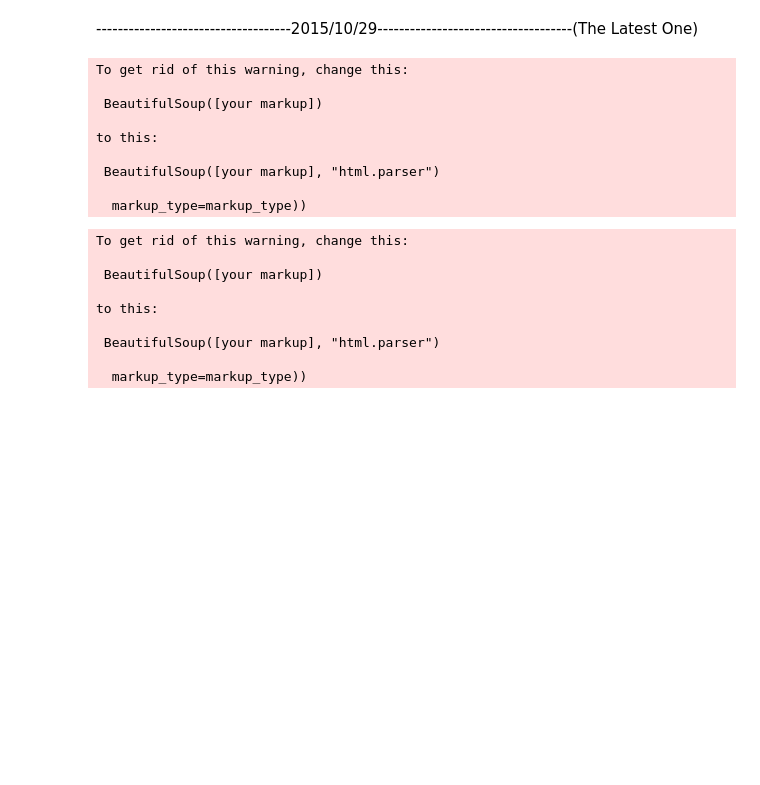
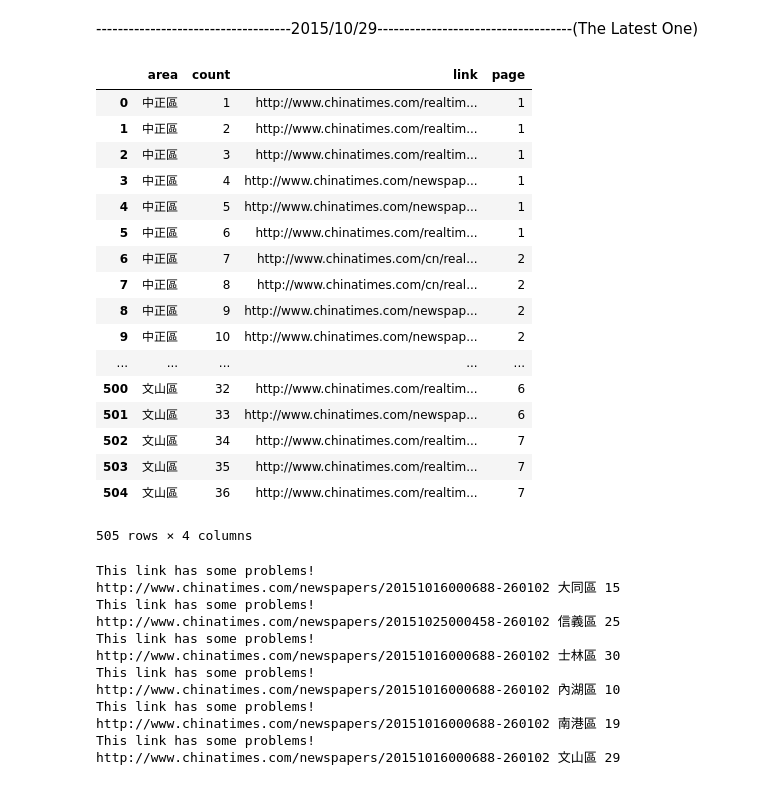
Before and after one commit to hunterking3305/crawler, a Jupyter notebook: ETL_China.ipynb, the cells around one changed output. Saved outputs shown, nothing was run; the diff lists cells and outputs as text; code cells hidden in the pictures; blank space fills up the shorter version.

```diff
--- a/ETL_China.ipynb
+++ b/ETL_China.ipynb
@@ -158,15 +158,14 @@ driver.implicitly_wait(30)
 for area in ary:
     count = 1
 #每一頁
-    for page in range(1,8):
+    for page in range(1,9):
         if page == 1:
-            url_format = 'http://www.chinatimes.com/search/result.htm?q='+area+'#gsc.tab=0&gsc.q='+area \
-                         +'&gsc.page={}'.format(page)
+            url_format = 'http://www.chinatimes.com/search/result.htm?q=' + area + '#gsc.tab=0&gsc.q=' + area\
+                         + '&gsc.sort=date&gsc.page={}'.format(page)
+# url_format = 'http://www.chinatimes.com/search/result.htm?q='+area+'#gsc.tab=0&gsc.q='+area+'&gsc.page={}'.format(page)
             try:
                 driver.get(url_format)
                 driver.implicitly_wait(30)
-                driver.find_element_by_css_selector("div.gsc-option-selector").click()
-                driver.find_element_by_css_selector("div.gsc-option").click()
                 res_text = driver.page_source
                 driver.find_element_by_xpath("//div[@id='___gcse_0']/div/div/div/div[5]/div[2]/div[2]/div/div[2]/div[13]/div/div[{}]".format(page+1)).click()
                 driver.implicitly_wait(30)
@@ -175,8 +174,6 @@ for area in ary:
                 continue
         else:
             try:
-#                 driver.find_element_by_css_selector("div.gsc-option-selector").click()
-#                 driver.find_element_by_css_selector("div.gsc-option").click()
                 res_text = driver.page_source
                 driver.find_element_by_xpath("//div[@id='___gcse_0']/div/div/div/div[5]/div[2]/div[2]/div/div[2]/div[13]/div/div[{}]".format(page+1)).click()
                 driver.implicitly_wait(30)
@@ -187,19 +184,30 @@ for area in ary:
         time.sleep(3) #避免讓伺服器察覺攻擊
         script = res_text
         getlinkv2(script)
-# %% [output]
-To get rid of this warning, change this:
-
- BeautifulSoup([your markup])
-
-to this:
-
- BeautifulSoup([your markup], "html.parser")
-
-  markup_type=markup_type))
 # %%
+#將新聞連結變成DataFrame
 import pandas
 data1 = pandas.DataFrame(linkary)
+data1
+# %% [output]
+|  | area | count | link | page |
+| 0 | 中正區 | 1 | http://www.chinatimes.com/realtim... | 1 |
+| 1 | 中正區 | 2 | http://www.chinatimes.com/realtim... | 1 |
+| 2 | 中正區 | 3 | http://www.chinatimes.com/realtim... | 1 |
+| 3 | 中正區 | 4 | http://www.chinatimes.com/newspap... | 1 |
+| 4 | 中正區 | 5 | http://www.chinatimes.com/newspap... | 1 |
+| 5 | 中正區 | 6 | http://www.chinatimes.com/realtim... | 1 |
+| 6 | 中正區 | 7 | http://www.chinatimes.com/cn/real... | 2 |
+| 7 | 中正區 | 8 | http://www.chinatimes.com/cn/real... | 2 |
+| 8 | 中正區 | 9 | http://www.chinatimes.com/newspap... | 2 |
+| 9 | 中正區 | 10 | http://www.chinatimes.com/newspap... | 2 |
+| ... | ... | ... | ... | ... |
+| 500 | 文山區 | 32 | http://www.chinatimes.com/realtim... | 6 |
+| 501 | 文山區 | 33 | http://www.chinatimes.com/newspap... | 6 |
+| 502 | 文山區 | 34 | http://www.chinatimes.com/realtim... | 7 |
+| 503 | 文山區 | 35 | http://www.chinatimes.com/realtim... | 7 |
+| 504 | 文山區 | 36 | http://www.chinatimes.com/realtim... | 7 |
+505 rows × 4 columns
 # %%
 #輸出成CSV檔將連結存起
 data1.to_csv('cht_link.csv',encode='utf-8')
@@ -216,7 +224,6 @@ import requests
 from bs4 import BeautifulSoup
 import pandas
 import time
-
 
 for get in linkary:
     headers = {
@@ -235,7 +242,7 @@ for get in linkary:
     try:
         get['title'] = soup.select('.clear-fix h1')[0].text
 #             print get['title']
-        get['time'] = soup.select('.clear-fix time')[0]['datetime']
+        get['date'] = soup.select('.clear-fix time')[0]['datetime']
 #             print get['time']
         get['like'] = soup.select('.clear-fix .num')[0].text
 #             print get['like']
@@ -247,15 +254,18 @@ for get in linkary:
         print "This link has some problems!"
         print get['link'], get['area'], get['count']
 # %% [output]
-To get rid of this warning, change this:
-
- BeautifulSoup([your markup])
-
-to this:
-
- BeautifulSoup([your markup], "html.parser")
-
-  markup_type=markup_type))
+This link has some problems!
+http://www.chinatimes.com/newspapers/20151016000688-260102 大同區 15
+This link has some problems!
+http://www.chinatimes.com/newspapers/20151025000458-260102 信義區 25
+This link has some problems!
+http://www.chinatimes.com/newspapers/20151016000688-260102 士林區 30
+This link has some problems!
+http://www.chinatimes.com/newspapers/20151016000688-260102 內湖區 10
+This link has some problems!
+http://www.chinatimes.com/newspapers/20151016000688-260102 南港區 19
+This link has some problems!
+http://www.chinatimes.com/newspapers/20151016000688-260102 文山區 29
 # %%
 #輸出成檔案
 import pandas
```
Also changed, not shown: parts of 3 cells of this notebook, 6 other files.
